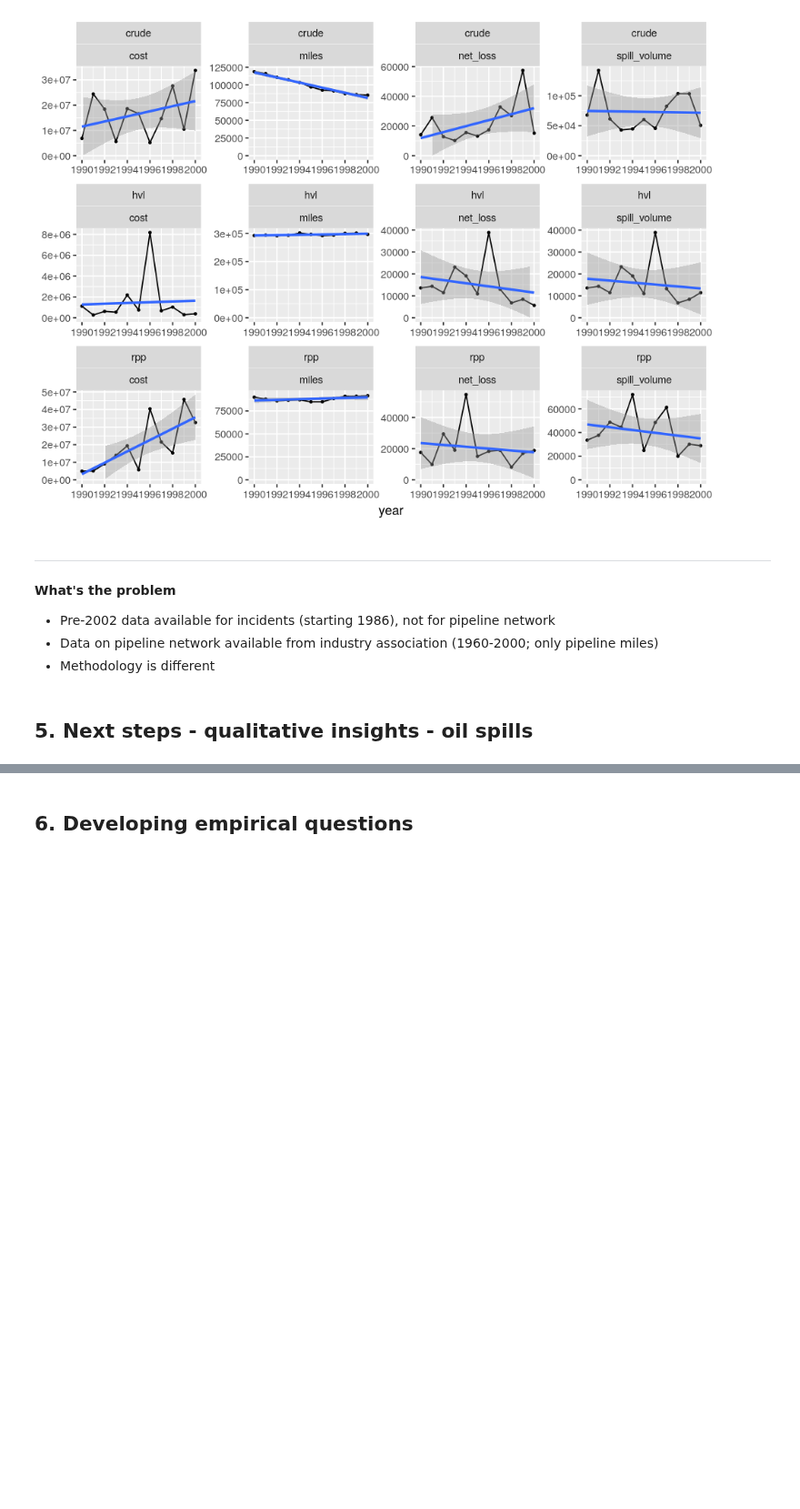
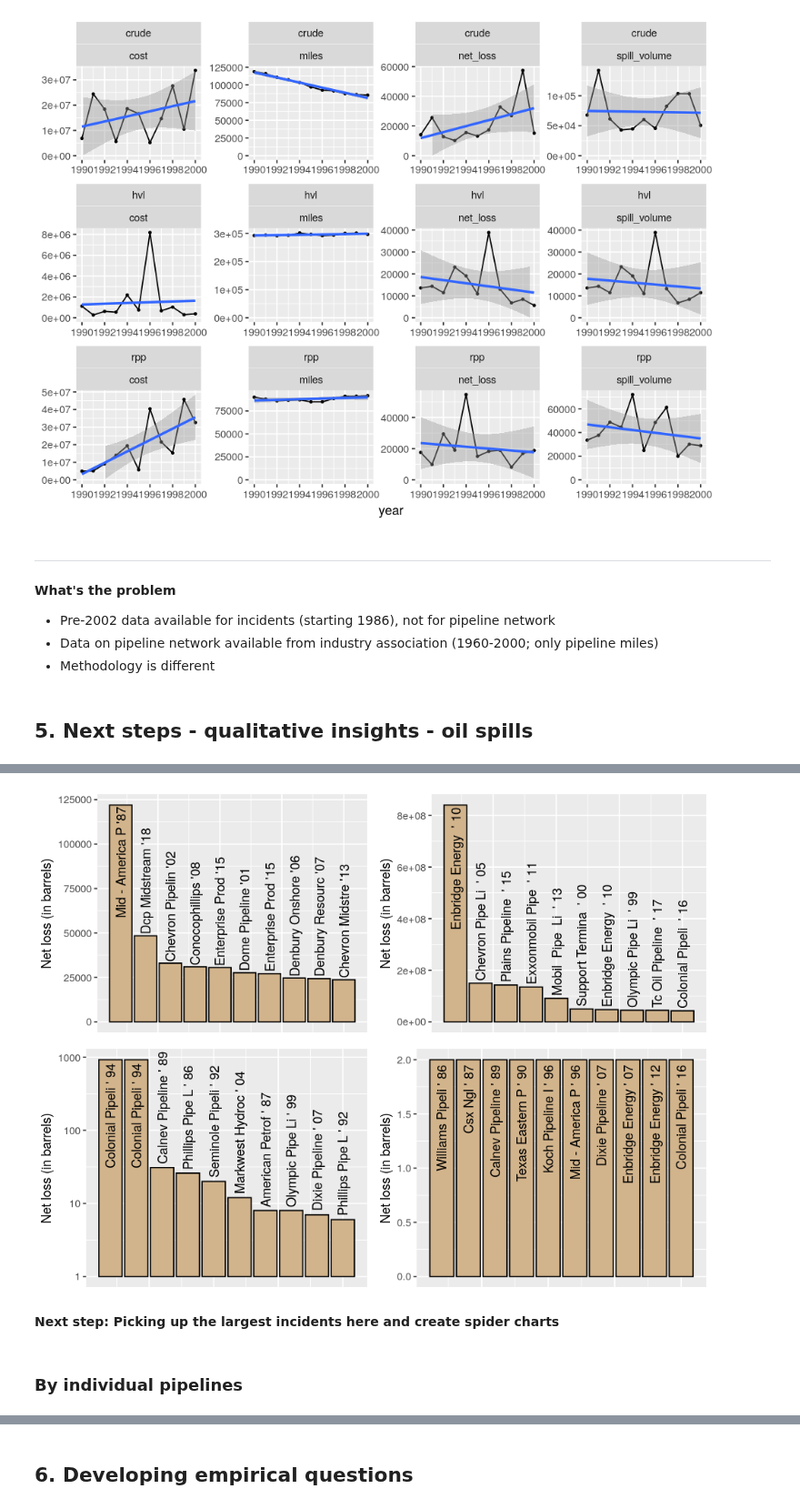
Before and after one commit to julianbarg/spills, a Jupyter notebook: presentations/recap_2020-04-07/recap_2020-04-07.ipynb, the cells around one changed output, grey strips where cells are left out. Shown at 91% size. Drawn from its saved outputs; the diff is of its cells as text; code cells hidden in the pictures; blank space fills up the shorter version.

```diff
--- a/presentations/recap_2020-04-07/recap_2020-04-07.ipynb
+++ b/presentations/recap_2020-04-07/recap_2020-04-07.ipynb
@@ -270,0 +356,8 @@ pre_2000_graphed
+# %%
+grid::grid.draw(top_grid)
+# %% [output]
+[figure, added]
+# %% [markdown]
+**Next step: Picking up the largest incidents here and create spider charts**
+# %% [markdown]
+### By individual pipelines
```
Also changed, not shown: parts of 16 cells of this notebook, 2 other files.
